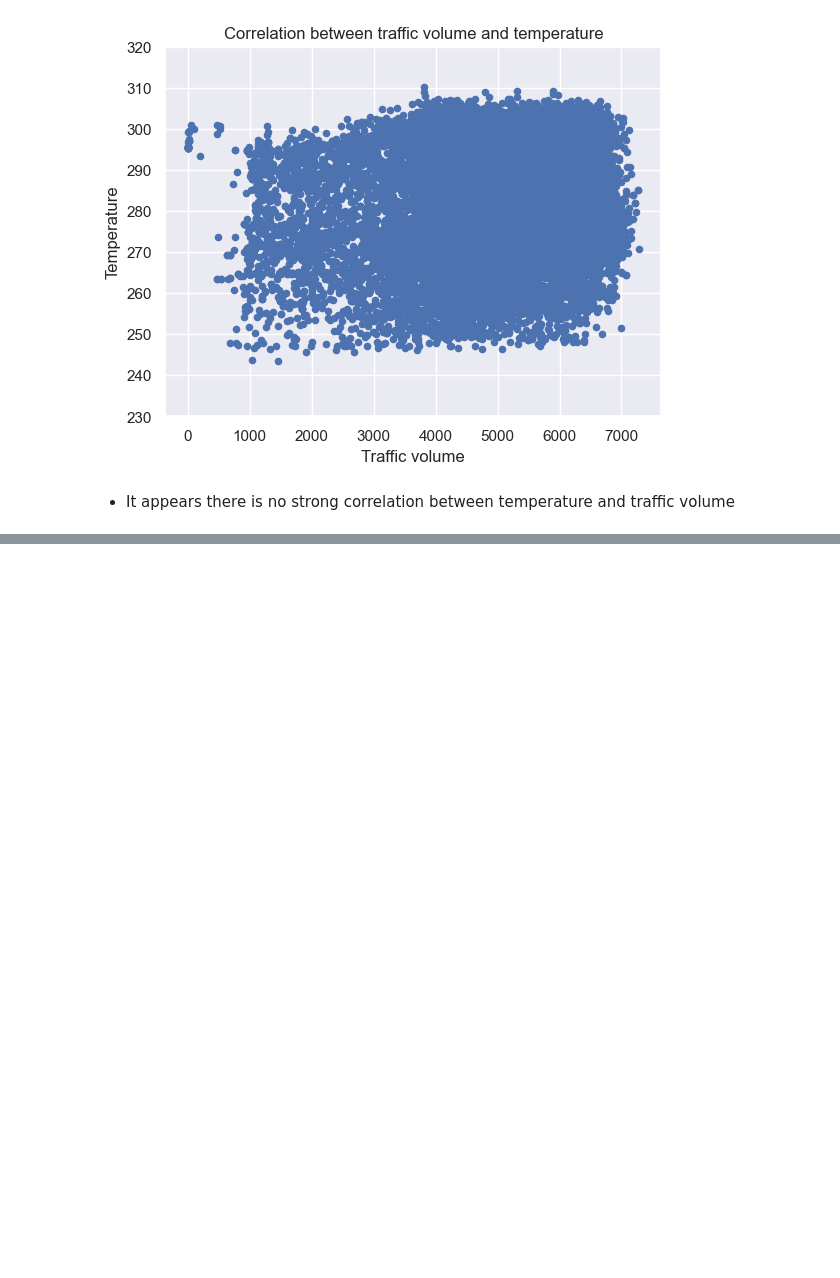
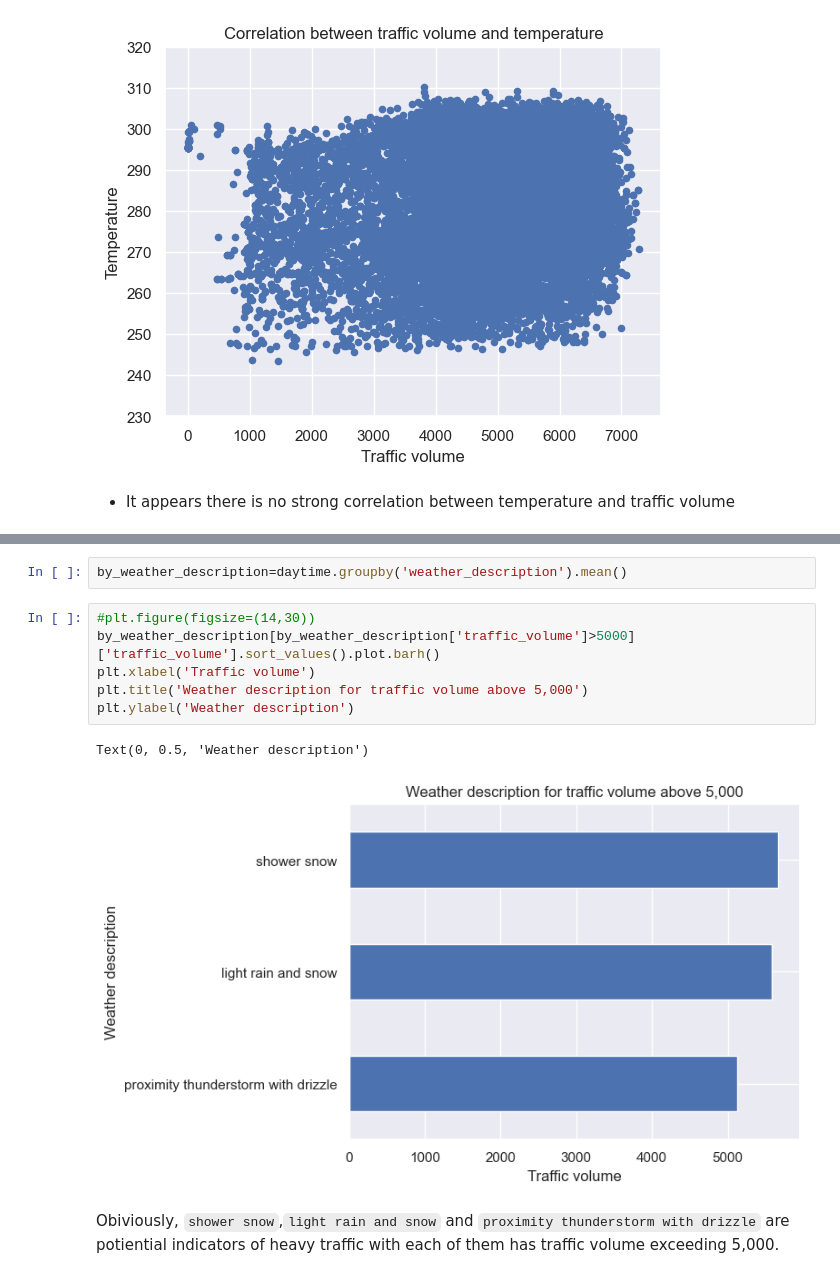
Before and after one commit to NasuYue/AB_testing_google_udemy, a Jupyter notebook: Part2_Intermediate-Python-and-Pandas/Data Visualization Fundamentals/Finding Heavy Traffic Indicators on I-94/Finding-Heavy-Traffic-Indicators-on-I-94.ipynb, the cells around one changed output, grey strips where cells are left out. Cells and saved outputs as stored; diff of their text form; blank space fills up the shorter version.

```diff
--- a/Part2_Intermediate-Python-and-Pandas/Data Visualization Fundamentals/Finding Heavy Traffic Indicators on I-94/Finding-Heavy-Traffic-Indicators-on-I-94.ipynb
+++ b/Part2_Intermediate-Python-and-Pandas/Data Visualization Fundamentals/Finding Heavy Traffic Indicators on I-94/Finding-Heavy-Traffic-Indicators-on-I-94.ipynb
@@ -302,0 +333,13 @@ Text(0, 0.5, 'Temperature')
+# %%
+by_weather_description=daytime.groupby('weather_description').mean()
+# %%
+#plt.figure(figsize=(14,30))
+by_weather_description[by_weather_description['traffic_volume']>5000]['traffic_volume'].sort_values().plot.barh()
+plt.xlabel('Traffic volume')
+plt.title('Weather description for traffic volume above 5,000')
+plt.ylabel('Weather description')
+# %% [output]
+Text(0, 0.5, 'Weather description')
+[figure, added]
+# %% [markdown]
+Obiviously, `shower snow`,`light rain and snow` and `proximity thunderstorm with drizzle` are potiential indicators of heavy traffic with each of them has traffic volume exceeding 5,000.
```
Also changed, not shown: parts of 6 cells of this notebook.
